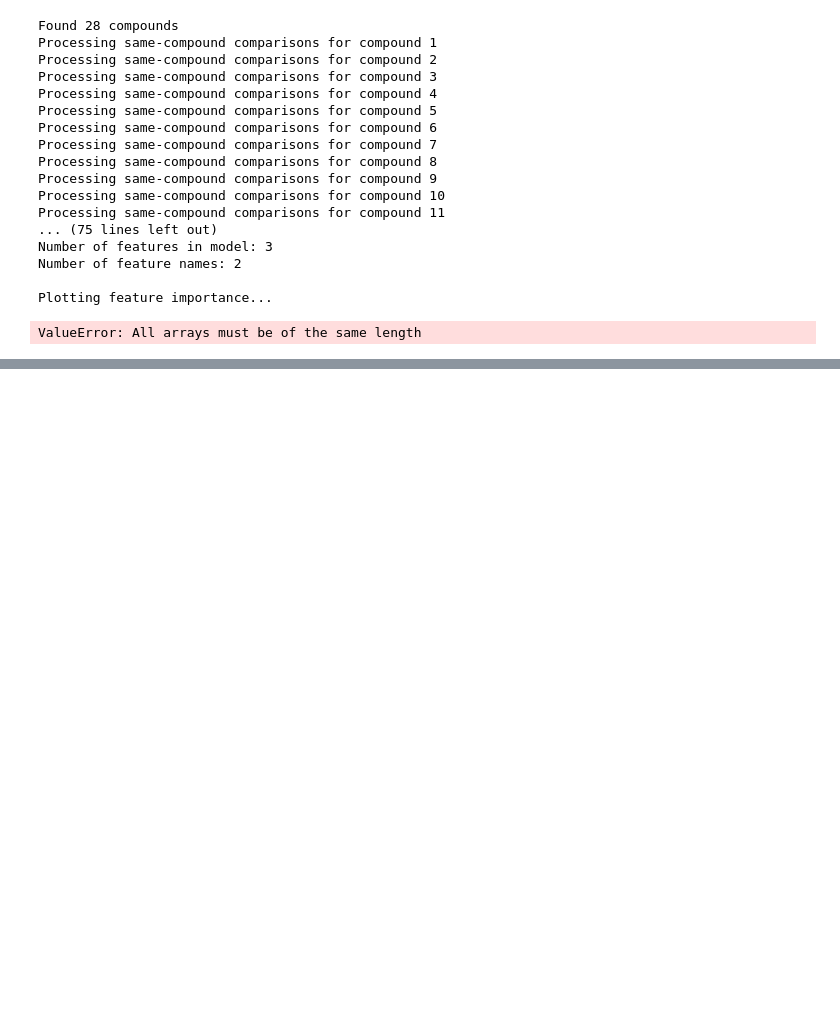
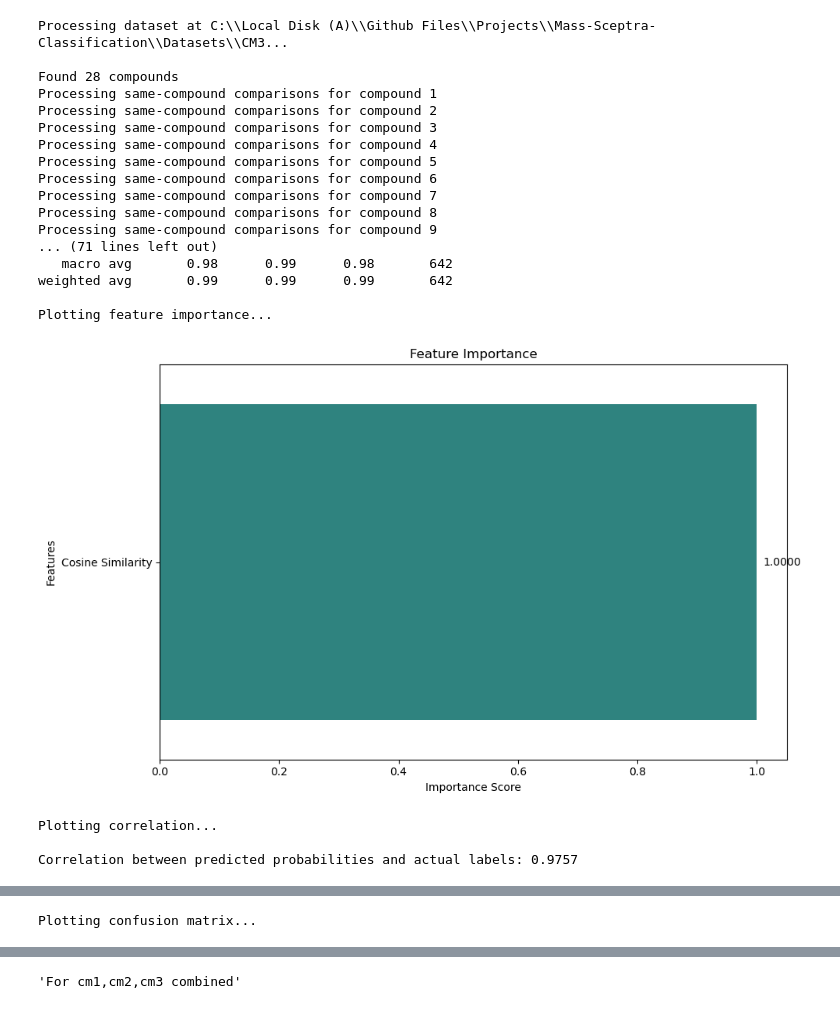
Before and after one commit to mutasim18/Mass-Sceptra-Classification, a Jupyter notebook: Visualization/xgboost_vis.ipynb, the cells around one changed output, grey strips where cells are left out. Cells and saved outputs as stored; diff of their text form; code cells hidden in the pictures; blank space fills up the shorter version.

```diff
--- a/Visualization/xgboost_vis.ipynb
+++ b/Visualization/xgboost_vis.ipynb
@@ -136,67 +149,65 @@ Confusion Matrix:
 # %%
-# Import necessary libraries
 import sys
-sys.path.append(r"C:\Local Disk (A)\Github Files\Projects\Mass-Sceptra-Classification\Visualization")
-import global_functions as gf  # Import functions from global_functions.py
+sys.path.append(r"C:\\Local Disk (A)\\Github Files\\Projects\\Mass-Sceptra-Classification\\Visualization")
+import global_fun as gf  # Import the custom functions
 import xgboost as xgb
-import matplotlib.pyplot as plt
 
 # Path to the CM1 dataset
-dataset_path = r"C:\Local Disk (A)\Github Files\Projects\Mass-Sceptra-Classification\Datasets\CM3"
-
-# Feature names for importance analysis
-feature_names = ['Cosine Similarity', 'Correlation']
+dataset_path = r"C:\\Local Disk (A)\\Github Files\\Projects\\Mass-Sceptra-Classification\\Datasets\\CM3"
 
 def main():
     # Prepare the dataset
+    print(f"Processing dataset at {dataset_path}...")
     X_train, X_test, y_train, y_test, scaler = gf.prepare_dataset(dataset_path)
     if X_train is None:
         print("Dataset preparation failed. Exiting...")
         return
 
-    # Initialize the XGBoost model
-    model = gf.initialize_model()
+    # Initialize the model
+    print("Initializing the XGBoost model...")
+    model = gf.initialize_xgboost_model()
 
     # Perform cross-validation
-    print("\nPerforming cross-validation...")
-    gf.perform_cross_validation(model, X_train, y_train)
+    print("Performing cross-validation...")
+    cv_scores = gf.perform_cross_validation(model, X_train, y_train)
 
     # Train and evaluate the model
-    print("\nTraining and evaluating the model...")
+    print("Training and evaluating the model...")
     y_pred, y_prob = gf.train_and_evaluate(model, X_train, y_train, X_test, y_test)
 
-    # Validate feature lengths
-    print("\nValidating feature names...")
-    print(f"Number of features in model: {len(model.feature_importances_)}")
-    print(f"Number of feature names: {len(feature_names)}")
+    # Plot feature importance
+    print("Plotting feature importance...")
+    gf.plot_feature_importance(model, feature_names=['Cosine Similarity'])
 
-    # Plot feature importance
-    print("\nPlotting feature importance...")
-    gf.plot_feature_importance(model, feature_names)
+    # Plot correlation between true labels and predicted probabilities
+    print("Plotting correlation...")
+    gf.plot_correlation(y_test, y_prob)
 
     # Plot confusion matrix
-    print("\nConfusion Matrix:")
+    print("Plotting confusion matrix...")
     gf.plot_confusion_matrix(y_test, y_pred)
-
 
 if __name__ == "__main__":
     main()
 # %% [output]
+Processing dataset at C:\\Local Disk (A)\\Github Files\\Projects\\Mass-Sceptra-Classification\\Datasets\\CM3...
+
 Found 28 compounds
 Processing same-compound comparisons for compound 1
 Processing same-compound comparisons for compound 2
 Processing same-compound comparisons for compound 3
 Processing same-compound comparisons for compound 4
 Processing same-compound comparisons for compound 5
 Processing same-compound comparisons for compound 6
 Processing same-compound comparisons for compound 7
 Processing same-compound comparisons for compound 8
 Processing same-compound comparisons for compound 9
-Processing same-compound comparisons for compound 10
-Processing same-compound comparisons for compound 11
-... (75 lines left out)
-Number of features in model: 3
-Number of feature names: 2
+... (71 lines left out)
+   macro avg       0.98      0.99      0.98       642
+weighted avg       0.99      0.99      0.99       642
 
 Plotting feature importance...
+[figure, added]
-ValueError: All arrays must be of the same length
+Plotting correlation...
+
+Correlation between predicted probabilities and actual labels: 0.9757
@@ -202,0 +215 @@ ValueError: All arrays must be of the same length
+Plotting confusion matrix...
@@ -202,0 +217,4 @@ ValueError: All arrays must be of the same length
+# %%
+"""For cm1,cm2,cm3 combined"""
+# %% [output]
+'For cm1,cm2,cm3 combined'
```
Also changed, not shown: parts of 8 cells of this notebook, 3 other files.
